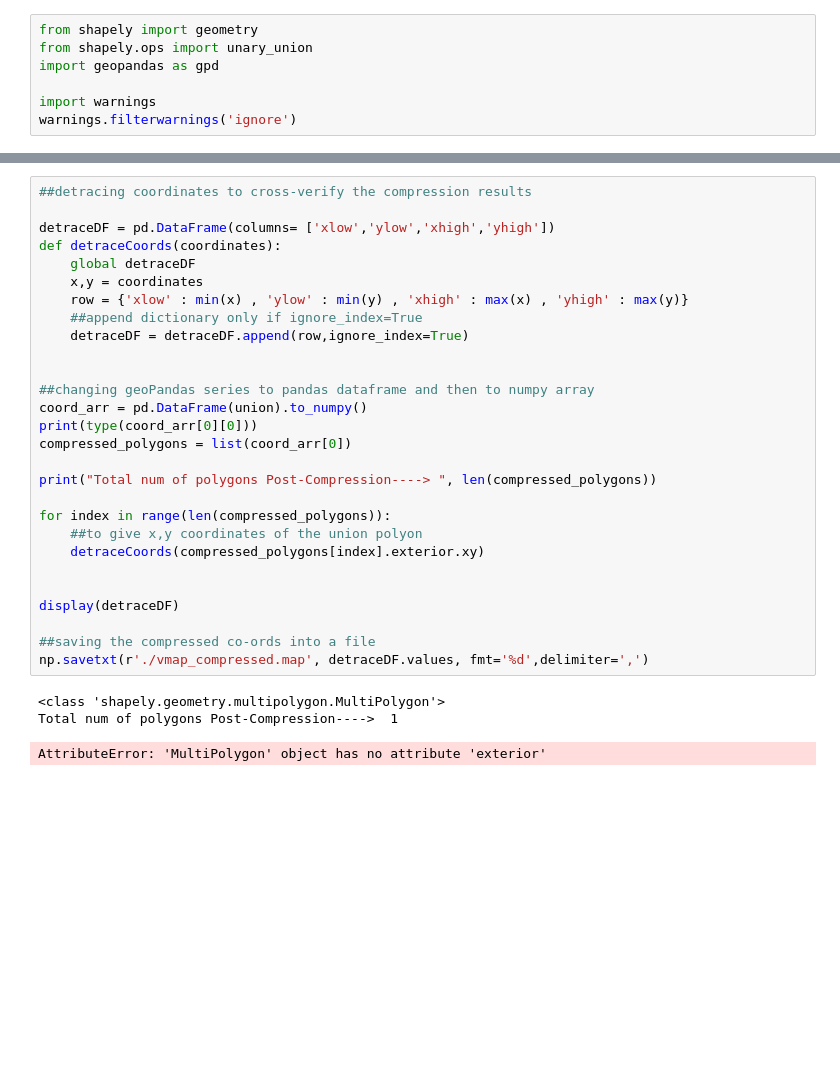
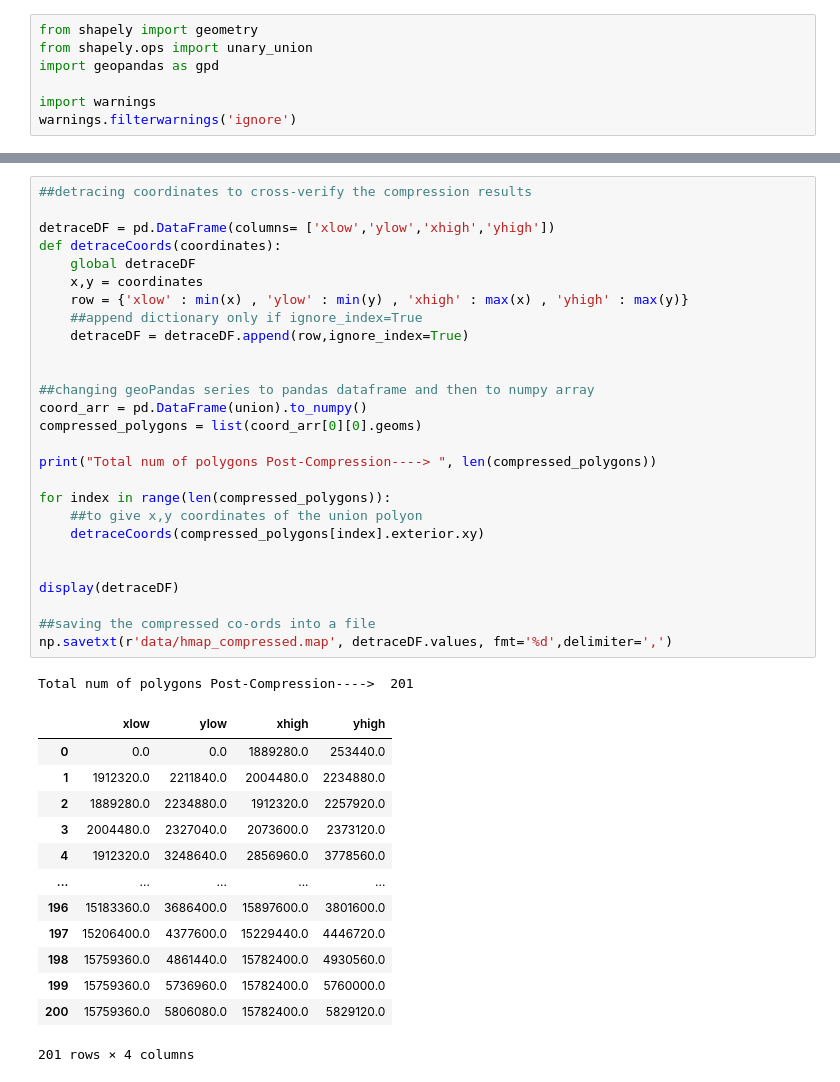
Before and after one commit to rukmini7/Block-Compression, a Jupyter notebook: BlockCompression.ipynb, the cells around one changed output, grey strips where cells are left out. Cells and saved outputs as stored; diff of their text form; blank space fills up the shorter version.

```diff
--- a/BlockCompression.ipynb
+++ b/BlockCompression.ipynb
@@ -80,32 +80,42 @@ plt.show()
 # %%
 ##detracing coordinates to cross-verify the compression results
 
 detraceDF = pd.DataFrame(columns= ['xlow','ylow','xhigh','yhigh'])
 def detraceCoords(coordinates):
     global detraceDF
     x,y = coordinates
     row = {'xlow' : min(x) , 'ylow' : min(y) , 'xhigh' : max(x) , 'yhigh' : max(y)}
     ##append dictionary only if ignore_index=True
     detraceDF = detraceDF.append(row,ignore_index=True)
 
 
 ##changing geoPandas series to pandas dataframe and then to numpy array
 coord_arr = pd.DataFrame(union).to_numpy()
-print(type(coord_arr[0][0]))
-compressed_polygons = list(coord_arr[0])
+compressed_polygons = list(coord_arr[0][0].geoms)
 
 print("Total num of polygons Post-Compression----> ", len(compressed_polygons))
 
 for index in range(len(compressed_polygons)):
     ##to give x,y coordinates of the union polyon
     detraceCoords(compressed_polygons[index].exterior.xy)
 
 
 display(detraceDF)
 
 ##saving the compressed co-ords into a file
-np.savetxt(r'./vmap_compressed.map', detraceDF.values, fmt='%d',delimiter=',')
+np.savetxt(r'data/hmap_compressed.map', detraceDF.values, fmt='%d',delimiter=',')
 # %% [output]
-<class 'shapely.geometry.multipolygon.MultiPolygon'>
-Total num of polygons Post-Compression---->  1
+Total num of polygons Post-Compression---->  201
+|  | xlow | ylow | xhigh | yhigh |
+| 0 | 0.0 | 0.0 | 1889280.0 | 253440.0 |
+| 1 | 1912320.0 | 2211840.0 | 2004480.0 | 2234880.0 |
+| 2 | 1889280.0 | 2234880.0 | 1912320.0 | 2257920.0 |
+| 3 | 2004480.0 | 2327040.0 | 2073600.0 | 2373120.0 |
+| 4 | 1912320.0 | 3248640.0 | 2856960.0 | 3778560.0 |
+| ... | ... | ... | ... | ... |
+| 196 | 15183360.0 | 3686400.0 | 15897600.0 | 3801600.0 |
+| 197 | 15206400.0 | 4377600.0 | 15229440.0 | 4446720.0 |
+| 198 | 15759360.0 | 4861440.0 | 15782400.0 | 4930560.0 |
+| 199 | 15759360.0 | 5736960.0 | 15782400.0 | 5760000.0 |
+| 200 | 15759360.0 | 5806080.0 | 15782400.0 | 5829120.0 |
-AttributeError: 'MultiPolygon' object has no attribute 'exterior'
+201 rows × 4 columns
```
Also changed, not shown: parts of 3 cells of this notebook, 2 other files.
